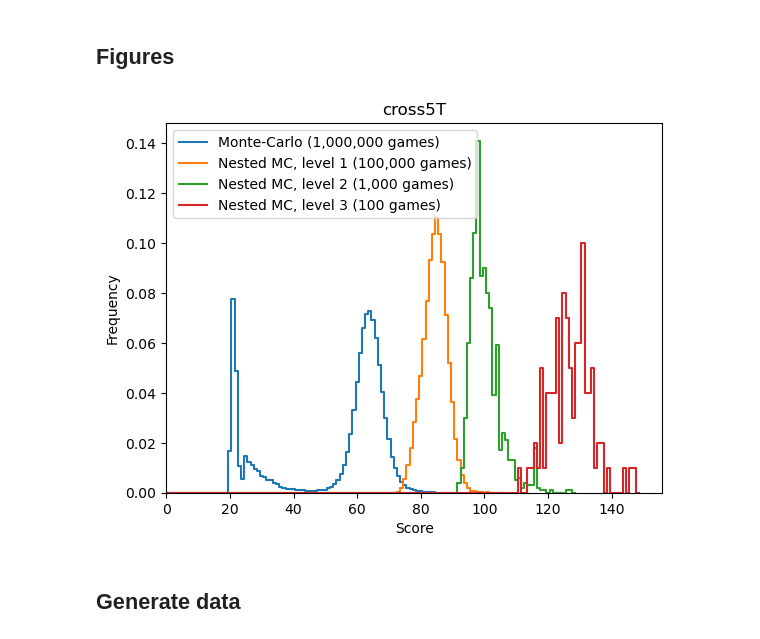
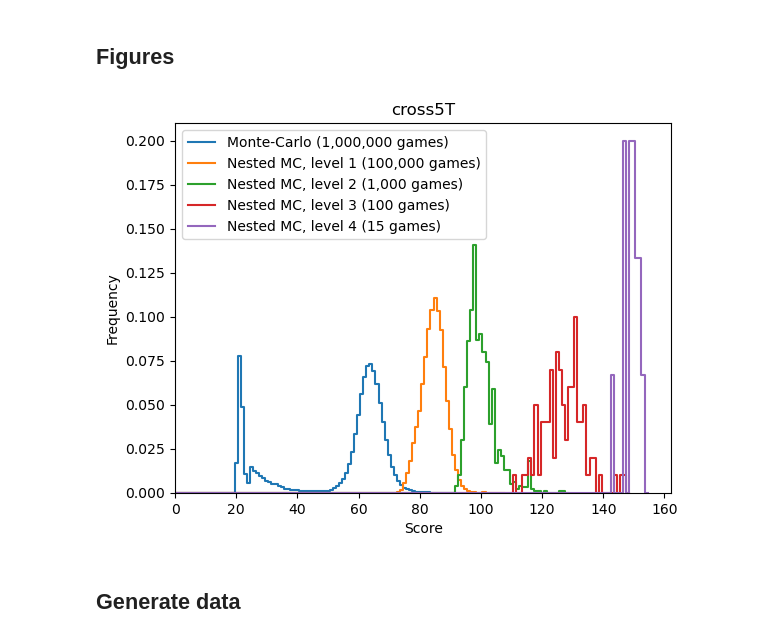
Before and after one commit to gillioz/MorpionSolitaire, a Jupyter notebook: cpp/Statistics.ipynb, the cells around one changed output. Drawn from its saved outputs; the diff is of its cells as text; code cells hidden in the pictures.

Commit message:
update statistics and data

```diff
--- a/cpp/Statistics.ipynb
+++ b/cpp/Statistics.ipynb
@@ -41,6 +41,7 @@ mc_file = data_folder + prefix + '_mc.npy'
 nested_file = data_folder + prefix + '_nested.npy'
 nested2_file = data_folder + prefix + '_nested2.npy'
 nested3_file = data_folder + prefix + '_nested3.npy'
+nested4_file = data_folder + prefix + '_nested4.npy'
 
 prefix
 # %% [output]
@@ -57,18 +58,19 @@ def plot_frequency(file, label):
 # %%
 plot_frequency(mc_file, 'Monte-Carlo')
 plot_frequency(nested_file, 'Nested MC, level 1')
 plot_frequency(nested2_file, 'Nested MC, level 2')
 plot_frequency(nested3_file, 'Nested MC, level 3')
+plot_frequency(nested4_file, 'Nested MC, level 4')
 plt.xlim(0)
 plt.ylim(0)
 plt.xlabel("Score")
 plt.ylabel("Frequency")
 plt.title(prefix)
 plt.legend()
 plt.savefig(data_folder + prefix + '.png')
 plt.show()
 # %% [output]
-[figure, old version]
+[figure, new version]
 # %% [markdown]
 ## Generate data
 # %%
```
Also changed, not shown: parts of 2 cells of this notebook, 22 other files.
